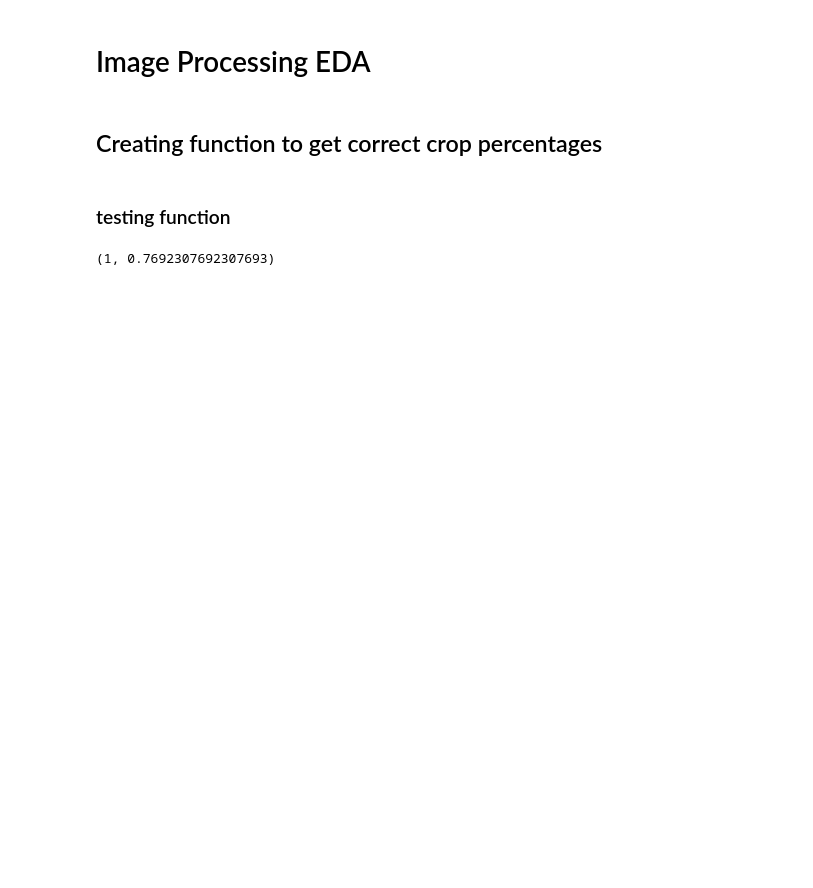
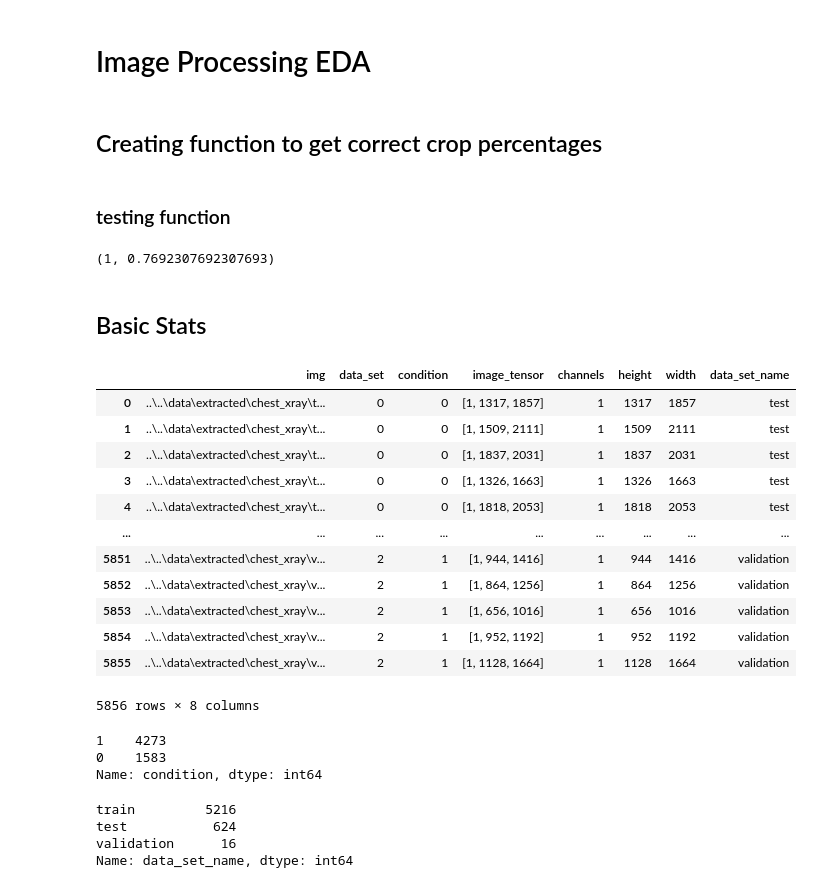
Before and after one commit to danvalen1/Pneumonia-ID, a Jupyter notebook: notebooks/DAV/EDA-img-processing.ipynb, the cells around one changed output. Saved outputs shown, nothing was run; the diff lists cells and outputs as text; code cells hidden in the pictures; blank space fills up the shorter version.

```diff
--- a/notebooks/DAV/EDA-img-processing.ipynb
+++ b/notebooks/DAV/EDA-img-processing.ipynb
@@ -40,3 +40,37 @@ img_tensor = (1, 600, 780)
 crop1to1(img_tensor)
 # %% [output]
 (1, 0.7692307692307693)
+# %% [markdown]
+## Basic Stats
+# %%
+import pandas as pd
+index_df = pd.read_csv('../../data/image_index_dtl.csv')
+# %%
+index_df
+# %% [output]
+|  | img | data_set | condition | image_tensor | channels | height | width | data_set_name |
+| 0 | ..\..\data\extracted\chest_xray\t... | 0 | 0 | [1, 1317, 1857] | 1 | 1317 | 1857 | test |
+| 1 | ..\..\data\extracted\chest_xray\t... | 0 | 0 | [1, 1509, 2111] | 1 | 1509 | 2111 | test |
+| 2 | ..\..\data\extracted\chest_xray\t... | 0 | 0 | [1, 1837, 2031] | 1 | 1837 | 2031 | test |
+| 3 | ..\..\data\extracted\chest_xray\t... | 0 | 0 | [1, 1326, 1663] | 1 | 1326 | 1663 | test |
+| 4 | ..\..\data\extracted\chest_xray\t... | 0 | 0 | [1, 1818, 2053] | 1 | 1818 | 2053 | test |
+| ... | ... | ... | ... | ... | ... | ... | ... | ... |
+| 5851 | ..\..\data\extracted\chest_xray\v... | 2 | 1 | [1, 944, 1416] | 1 | 944 | 1416 | validation |
+| 5852 | ..\..\data\extracted\chest_xray\v... | 2 | 1 | [1, 864, 1256] | 1 | 864 | 1256 | validation |
+| 5853 | ..\..\data\extracted\chest_xray\v... | 2 | 1 | [1, 656, 1016] | 1 | 656 | 1016 | validation |
+| 5854 | ..\..\data\extracted\chest_xray\v... | 2 | 1 | [1, 952, 1192] | 1 | 952 | 1192 | validation |
+| 5855 | ..\..\data\extracted\chest_xray\v... | 2 | 1 | [1, 1128, 1664] | 1 | 1128 | 1664 | validation |
+5856 rows × 8 columns
+# %%
+index_df.condition.value_counts()
+# %% [output]
+1    4273
+0    1583
+Name: condition, dtype: int64
+# %%
+index_df.data_set_name.value_counts()
+# %% [output]
+train         5216
+test           624
+validation      16
+Name: data_set_name, dtype: int64
```
Also changed, not shown: parts of 1 cell of this notebook, 4 other files.
